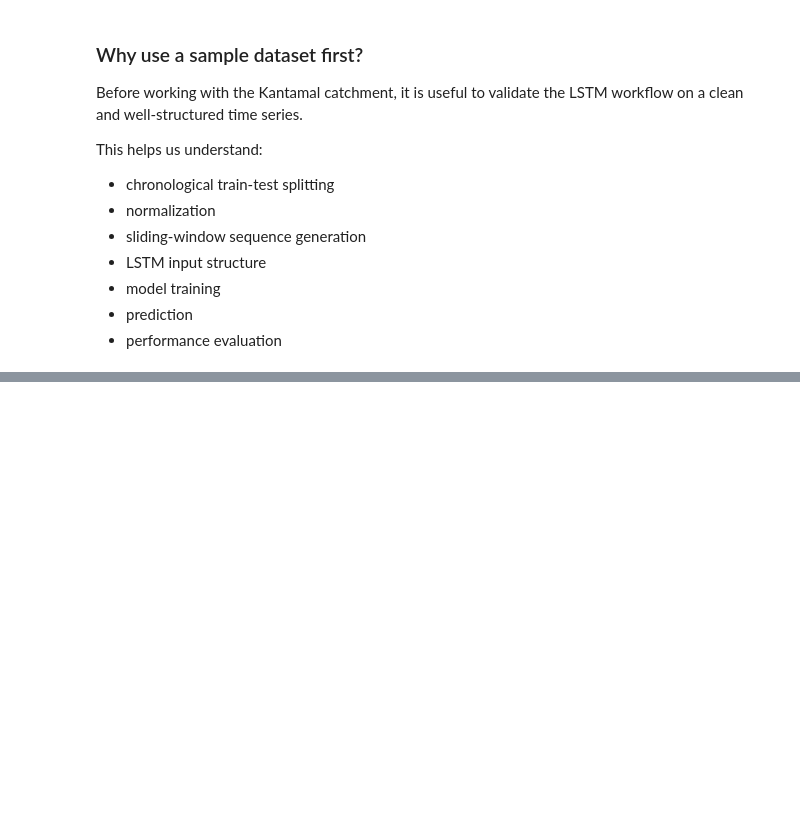
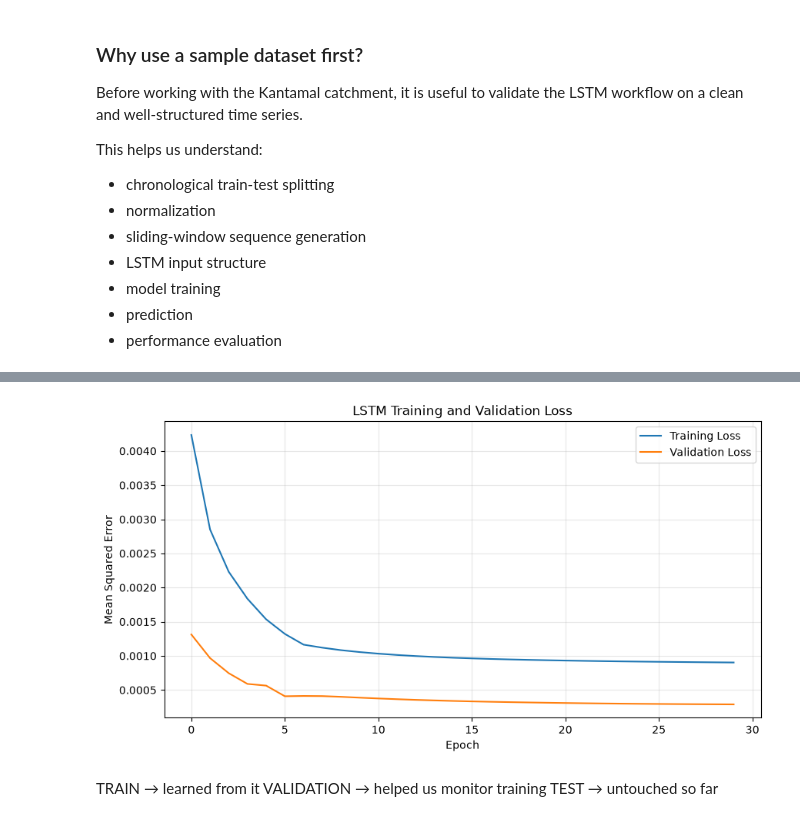
Before and after one commit to kar151A/kantamal-streamflow-forecasting, a Jupyter notebook: notebooks/01_sample_lstm.ipynb, the cells around one changed output, grey strips where cells are left out. Saved outputs shown, nothing was run; the diff lists cells and outputs as text; code cells hidden in the pictures; blank space fills up the shorter version.

```diff
--- a/notebooks/01_sample_lstm.ipynb
+++ b/notebooks/01_sample_lstm.ipynb
@@ -74,0 +330,10 @@ This helps us understand:
+# %%
+model = Sequential([
+    LSTM(
+        units=64,
+        input_shape=(X_train.shape[1], X_train.shape[2])
+    ),
+    Dense(1)
+])
+
+model.summary()
@@ -74,0 +361,5 @@ This helps us understand:
+# %%
+model.compile(
+    optimizer="adam",
+    loss="mse"
+)
@@ -74,0 +378,10 @@ This helps us understand:
+# %%
+history = model.fit(
+    X_train,
+    y_train,
+    validation_data=(X_val, y_val),
+    epochs=30,
+    batch_size=32,
+    shuffle=False,
+    verbose=1
+)
@@ -74,0 +414,19 @@ This helps us understand:
+# %%
+plt.figure(figsize=(10, 5))
+
+plt.plot(history.history["loss"], label="Training Loss")
+plt.plot(history.history["val_loss"], label="Validation Loss")
+
+plt.title("LSTM Training and Validation Loss")
+plt.xlabel("Epoch")
+plt.ylabel("Mean Squared Error")
+plt.legend()
+plt.grid(alpha=0.3)
+
+plt.show()
+# %% [output]
+[figure, added]
+# %% [markdown]
+TRAIN → learned from it
+VALIDATION → helped us monitor training
+TEST → untouched so far
```
Also changed, not shown: parts of 59 cells of this notebook, 3 other files.
